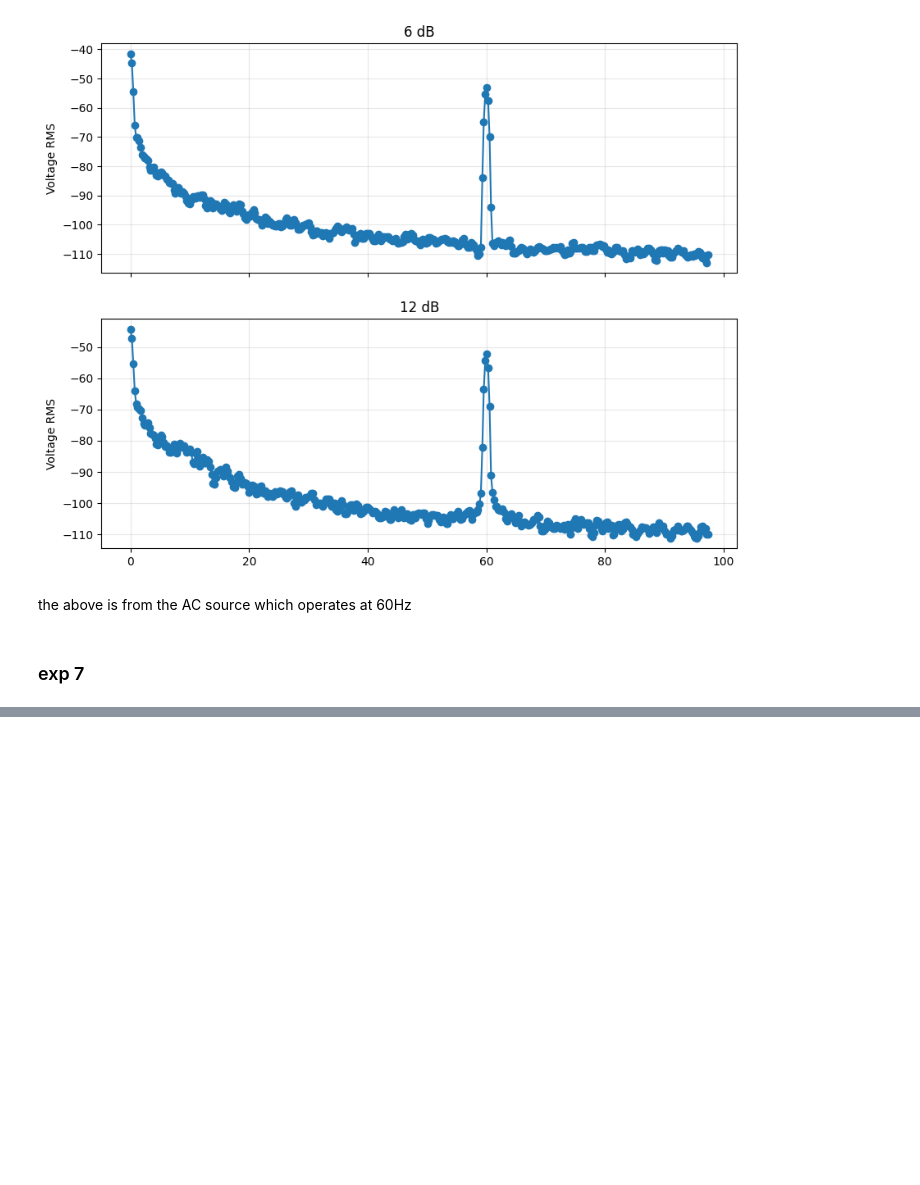
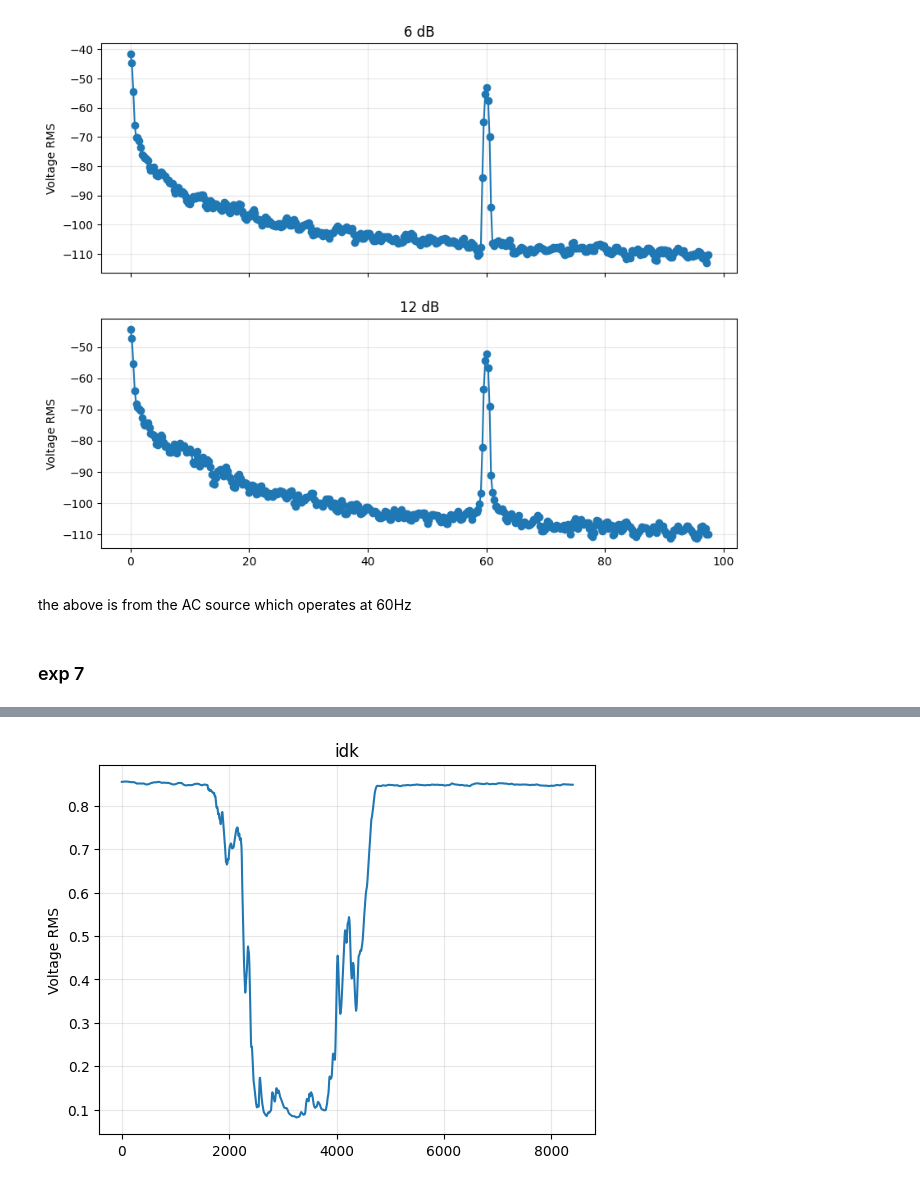
Before and after one commit to curtisjhu/lls, a Jupyter notebook: main.ipynb, the cells around one changed output, grey strips where cells are left out. Cells and saved outputs as stored; diff of their text form; code cells hidden in the pictures; blank space fills up the shorter version.

```diff
--- a/main.ipynb
+++ b/main.ipynb
@@ -141,0 +160,11 @@ the above is from the AC source which operates at 60Hz
+# %%
+sh2 = pd.read_csv('exp11/exp11_long_run2(T = 30.0E+0 ).xls')
+
+plt.plot(sh2.index, sh2["y"])
+plt.ylabel("Voltage RMS")
+plt.title("idk")
+plt.grid(True, alpha=0.3)
+
+plt.show()
+# %% [output]
+[figure, added]
```
Also changed, not shown: parts of 1 cell of this notebook, 2 other files.
